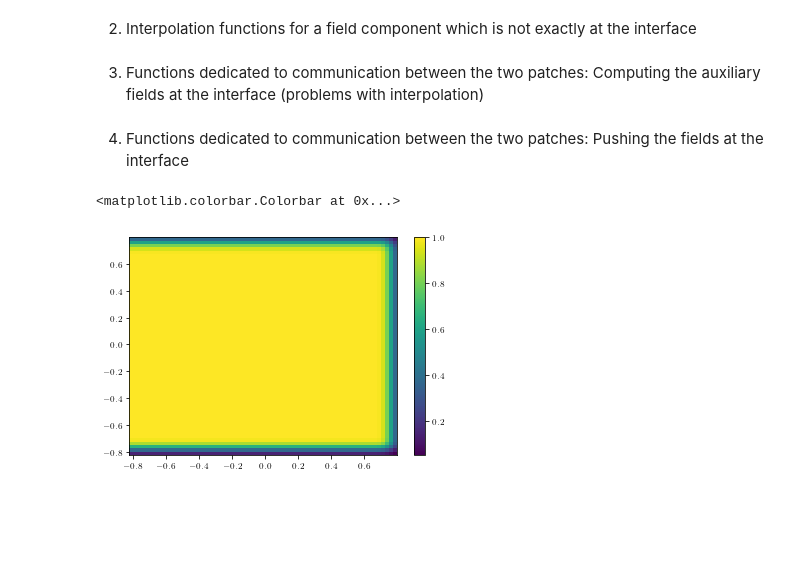
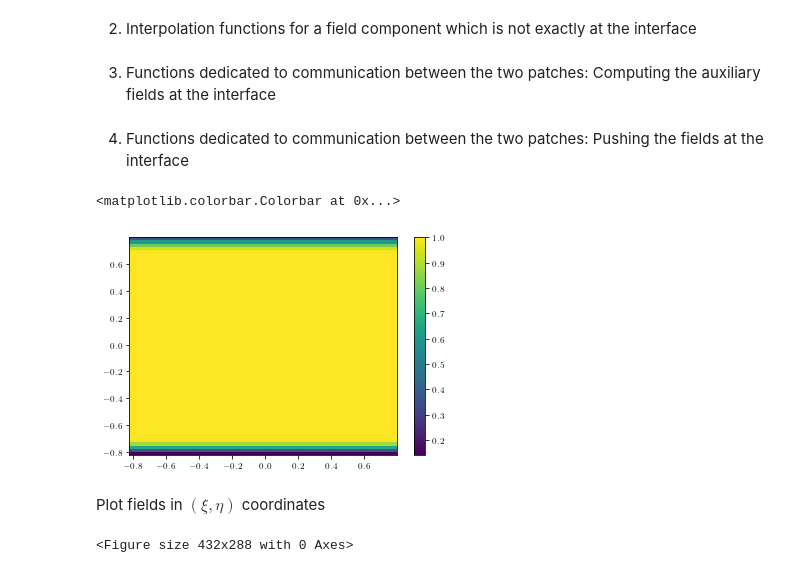
Before and after one commit to bcrinquand/Maxwell_cubed_sphere, a Jupyter notebook: cubed_two_patches.ipynb, the cells around one changed output. Saved outputs shown, nothing was run; the diff lists cells and outputs as text; code cells hidden in the pictures; blank space fills up the shorter version.

Commit message:
Tried better interpolation.

```diff
--- a/cubed_two_patches.ipynb
+++ b/cubed_two_patches.ipynb
@@ -15,7 +17,7 @@ r = 1.0
 cfl = 0.1
 
 Nxi = 64
-Neta = 64
+Neta = 68
 NG = 1 # Number of ghosts zones
 xi_min, xi_max = - N.pi / 4.0, N.pi / 4.0
 eta_min, eta_max = - N.pi / 4.0, N.pi / 4.0
@@ -28,7 +30,7 @@ eta = N.arange(- NG - int(Neta / 2), NG + int(Neta / 2), 1) * deta
 # xi  = N.linspace(xi_min - NG * dxi, xi_max + NG * dxi, Nxi + 2 * NG)
 # eta = N.linspace(eta_min - NG * deta, eta_max + NG * deta, Neta + 2 * NG)
 
-xi_grid, eta_grid = N.meshgrid(eta, xi)
+eta_grid, xi_grid = N.meshgrid(eta, xi)
 
 xi_yee  = xi  + 0.5 * dxi
 eta_yee = eta + 0.5 * deta
@@ -354,6 +411,6 @@ def interp_form_A_to_B(xi_a, eta_b, loc, fieldr, field1, field2):
     return w1 * fieldr_top + w2 * fieldr_bot, w1 * vxi_b_top + w2 * vxi_b_bot, w1 * veta_b_top + w2 * veta_b_bot
 # %% [markdown]
-3. Functions dedicated to communication between the two patches: Computing the auxiliary fields at the interface (problems with interpolation)
+3. Functions dedicated to communication between the two patches: Computing the auxiliary fields at the interface
 # %%
 def contra_to_cov_E_edge_a():
 
@@ -462,8 +555,8 @@ delta_b = ((eta_abs - eta_grid) / (eta_abs - eta_min)) * N.heaviside(eta_abs - e
 eta_abs = eta[Neta + NG - i_abs]
 delta_u = ((eta_grid - eta_abs) / (eta_max - eta_abs)) * N.heaviside(eta_grid - eta_abs, 0.0)
 
-sigma_a = N.exp(- ((delta_l**3) + (delta_r**3) + (delta_b**3)))
-sigma_b = N.exp(- ((delta_l**3) + (delta_r**3) + (delta_u**3)))
+sigma_a = N.exp(- ((delta_u**3) + (delta_b**3)))
+sigma_b = N.exp(- ((delta_u**3) + (delta_b**3)))
 
 def BC_B_absorb_a():
     Br_a[:, :]  *= sigma_a[:, :]
@@ -486,11 +579,11 @@ def BC_E_absorb_b():
     E2u_b[:, :] *= sigma_b[:, :]
 # %%
 P.figure(1, facecolor='w')
-P.pcolormesh(eta_grid,xi_grid,sigma_b)
+P.pcolormesh(xi_grid,eta_grid,sigma_b)
 P.colorbar()
 # %% [output]
 <matplotlib.colorbar.Colorbar at 0x...>
-[figure, old version]
+[figure, new version]
 # %%
 def BC_E_metal_a():
 
@@ -655,9 +748,13 @@ def Jr_a(it, i, j):
 
 def Jr_b(it, i, j):
     return 0.0
+# %% [markdown]
+Plot fields in $(\xi, \eta)$ coordinates
 # %%
 xi_tot = N.concatenate((xi_grid[NG:(Nxi + NG), NG:(Neta + NG)], xi_grid[NG:(Nxi + NG), NG:(Neta + NG)]), axis = 1)
 eta_tot = N.concatenate((eta_grid[NG:(Nxi + NG), NG:(Neta + NG)], eta_grid[NG:(Nxi + NG), NG:(Neta + NG)] + N.pi / 2.0), axis = 1)
+
+fig = P.figure(1, facecolor = 'w')
 
 def plot_fields_plane(it, field):
 
@@ -667,13 +764,11 @@ def plot_fields_plane(it, field):
     fig_size=deffigsize(2.0,0.7)
     ratio = 1.0
 
-    fig = P.figure(1, facecolor = 'w')
-
     vm = 0.2 * amp
 
     ax  = P.subplot(121)
     ax.set_aspect(1.0/ax.get_data_ratio()*ratio)
-    ax.pcolormesh(eta_grid[NG:(Nxi + NG), NG:(Neta + NG)], xi_grid[NG:(Nxi + NG), NG:(Neta + NG)], field_a[NG:(Nxi + NG), NG:(Neta + NG)], cmap = "RdBu_r", vmin = - vm, vmax = vm)
+    ax.pcolormesh(xi_grid[NG:(Nxi + NG), NG:(Neta + NG)], eta_grid[NG:(Nxi + NG), NG:(Neta + NG)], field_a[NG:(Nxi + NG), NG:(Neta + NG)], cmap = "RdBu_r", vmin = - vm, vmax = vm)
     # ax.pcolormesh(eta_grid, xi_grid, field_a, cmap = "RdBu_r", vmin = - amp, vmax = amp)
     ax.set_xlabel(r"$\xi_a$")
     ax.set_ylabel(r"$\eta$")
@@ -681,7 +776,7 @@ def plot_fields_plane(it, field):
 
     ax  = P.subplot(122)
     ax.set_aspect(1.0/ax.get_data_ratio()*ratio)
-    f = ax.pcolormesh(eta_grid[NG:(Nxi + NG), NG:(Neta + NG)], xi_grid[NG:(Nxi + NG), NG:(Neta + NG)], field_b[NG:(Nxi + NG), NG:(Neta + NG)], cmap = "RdBu_r", vmin = - vm, vmax = vm)
+    f = ax.pcolormesh(xi_grid[NG:(Nxi + NG), NG:(Neta + NG)], eta_grid[NG:(Nxi + NG), NG:(Neta + NG)], field_b[NG:(Nxi + NG), NG:(Neta + NG)], cmap = "RdBu_r", vmin = - vm, vmax = vm)
     # f = ax.pcolormesh(eta_grid, xi_grid, field_b, cmap = "RdBu_r", vmin = - amp, vmax = amp)
     ax.set_xlabel(r"$\xi_b$")
     ax.set_yticklabels([])
@@ -698,4 +793,6 @@ def plot_fields_plane(it, field):
 
     figsave_png("snapshots/" + field + "_" + str(it))
 
-    P.close("all")
+    # P.close("all")
+# %% [output]
+<Figure size 432x288 with 0 Axes>
```
Also changed, not shown: parts of 17 cells of this notebook, 2 other files.
